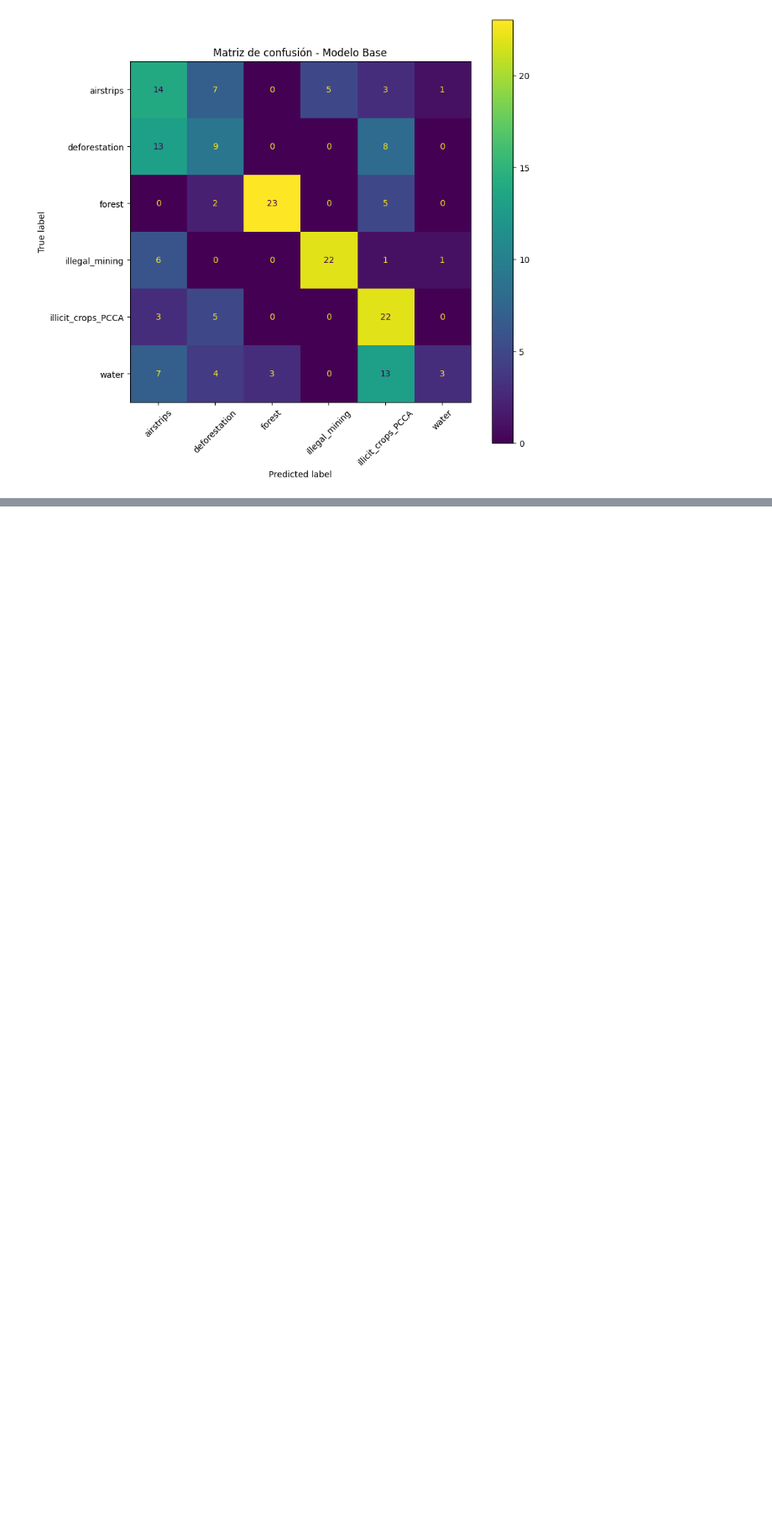
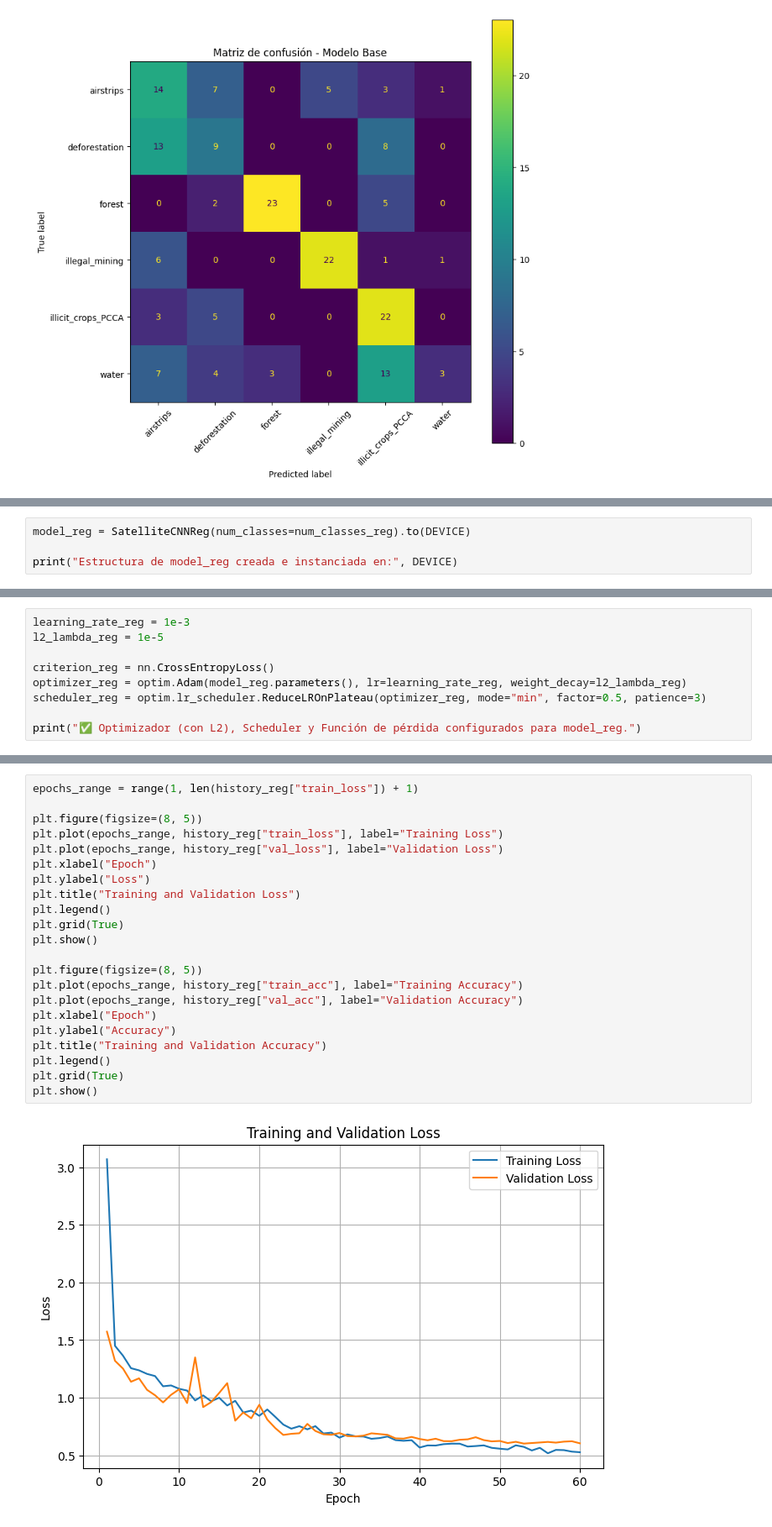
Before and after one commit to Becerra1226/lab2_deep_learning, a Jupyter notebook: lab2_Becerra_Roman_Potes.ipynb, the cells around one changed output, grey strips where cells are left out. Shown at 84% size. Cells and saved outputs as stored; diff of their text form; blank space fills up the shorter version.

```diff
--- a/lab2_Becerra_Roman_Potes.ipynb
+++ b/lab2_Becerra_Roman_Potes.ipynb
@@ -642,0 +781,4 @@ Un **Accuracy global del 51.67%** sitúa al modelo significativamente por encima
+# %%
+model_reg = SatelliteCNNReg(num_classes=num_classes_reg).to(DEVICE)
+
+print("Estructura de model_reg creada e instanciada en:", DEVICE)
@@ -642,0 +787,9 @@ Un **Accuracy global del 51.67%** sitúa al modelo significativamente por encima
+# %%
+learning_rate_reg = 1e-3
+l2_lambda_reg = 1e-5
+
+criterion_reg = nn.CrossEntropyLoss()
+optimizer_reg = optim.Adam(model_reg.parameters(), lr=learning_rate_reg, weight_decay=l2_lambda_reg)
+scheduler_reg = optim.lr_scheduler.ReduceLROnPlateau(optimizer_reg, mode="min", factor=0.5, patience=3)
+
+print("✅ Optimizador (con L2), Scheduler y Función de pérdida configurados para model_reg.")
@@ -642,0 +925,24 @@ Un **Accuracy global del 51.67%** sitúa al modelo significativamente por encima
+# %%
+epochs_range = range(1, len(history_reg["train_loss"]) + 1)
+
+plt.figure(figsize=(8, 5))
+plt.plot(epochs_range, history_reg["train_loss"], label="Training Loss")
+plt.plot(epochs_range, history_reg["val_loss"], label="Validation Loss")
+plt.xlabel("Epoch")
+plt.ylabel("Loss")
+plt.title("Training and Validation Loss")
+plt.legend()
+plt.grid(True)
+plt.show()
+
+plt.figure(figsize=(8, 5))
+plt.plot(epochs_range, history_reg["train_acc"], label="Training Accuracy")
+plt.plot(epochs_range, history_reg["val_acc"], label="Validation Accuracy")
+plt.xlabel("Epoch")
+plt.ylabel("Accuracy")
+plt.title("Training and Validation Accuracy")
+plt.legend()
+plt.grid(True)
+plt.show()
+# %% [output]
+[figure, added]
```
Also changed, not shown: parts of 17 cells of this notebook, 1 other file.
